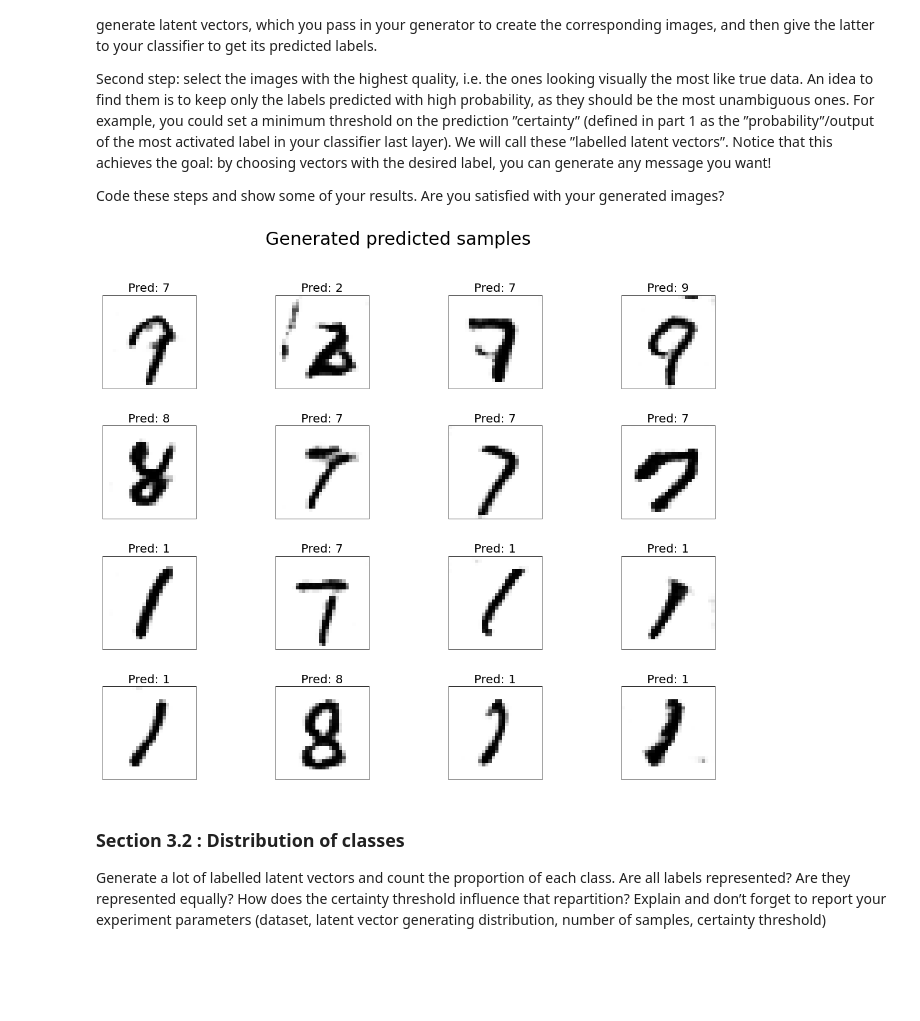
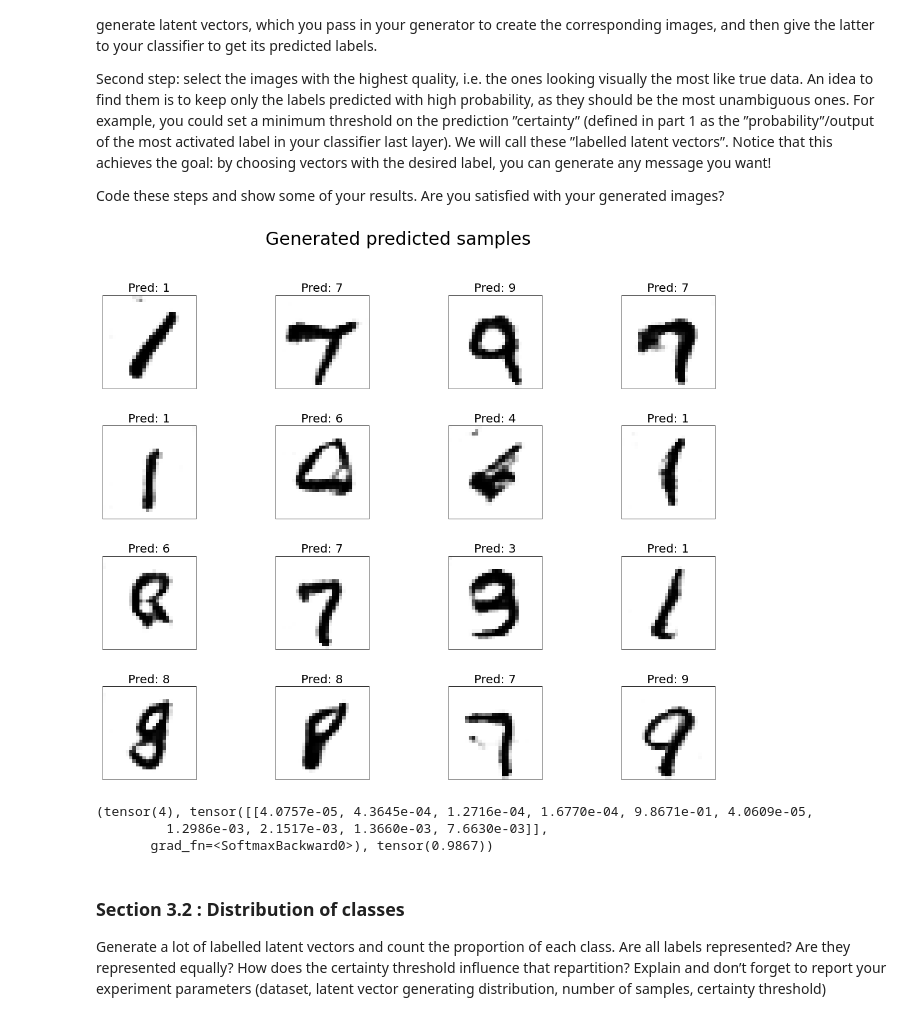
Before and after one commit to mathjacob/LINMA2472-HW3, a Jupyter notebook: hw3_part1_v2.ipynb, the cells around one changed output. Drawn from its saved outputs; the diff is of its cells as text; code cells hidden in the pictures; blank space fills up the shorter version.

Commit message:
code for plots up to 3.4

```diff
--- a/hw3_part1_v2.ipynb
+++ b/hw3_part1_v2.ipynb
@@ -1196,14 +1196,18 @@ Task: Code the CNN training from the pseudo-code given above. Don't forget to sw
 
 # TO COMPLETE
 
+train_time = []
+test_time = []
 
 for epoch in range(num_epochs_cnn):
+
 
     # TRAINING
     train_acc_stat = 0
     cnn_loss_stat = 0
 
     cnn.train()
+    start = time.time()
 
     for i, data in enumerate(train_loader):
         optimizer_cnn.zero_grad()
@@ -1224,6 +1228,10 @@ for epoch in range(num_epochs_cnn):
         cnn_loss.backward()
         optimizer_cnn.step()
 
+    end = time.time()
+
+    train_time.append(end-start)
+
     cnn_loss_stat_array = np.append(cnn_loss_stat_array,cnn_loss_stat/n_batches_total)
     train_acc_stat_array = np.append(train_acc_stat_array,train_acc_stat/n_batches_total)
 
@@ -1234,6 +1242,9 @@ for epoch in range(num_epochs_cnn):
 
     cnn.eval()
 
+    start = time.time()
+
+
     for i, data in enumerate(test_loader):
         x, y = data
         x = x.to(device)
@@ -1242,6 +1253,10 @@ for epoch in range(num_epochs_cnn):
 
         test_acc_stat += computeCNNAccuracy(outputs,y)
 
+    end = time.time()
+
+    train_time.append(end-start)
+
     test_acc_stat_array = np.append(test_acc_stat_array,test_acc_stat/n_batches_total_test)
 
 
@@ -1330,7 +1367,7 @@ message you want!
 
 Code these steps and show some of your results. Are you satisfied with your generated images?
 # %%
-n_triplets = 10000 # could be more for real tests
+n_triplets = 4000 # could be more for real tests
                    # next cell lasts 1min with 10000
 
 def find_triplets(threshold):
@@ -1339,35 +1376,47 @@ def find_triplets(threshold):
     labelled_latent_vectors = []
     generated_images_list = []
     predicted_labels_list = []
     for i in range(n_triplets):
         l_vector = torch.randn(1, dim_latent_space)
         latent_vectors.append(l_vector)
 
         generated_images = generator_loaded(l_vector)
 
         outputs = cnn.predictLabels(cnn(generated_images))
         certainty = outputs[2]
 
         if certainty > threshold:
             labelled_latent_vectors.append(l_vector)
             generated_images_list.append(generated_images)
 
             predicted_labels = outputs[0]
             predicted_labels_list.append(predicted_labels)
+
     return latent_vectors, labelled_latent_vectors, generated_images_list, predicted_labels_list
 
-latent_vectors, labelled_latent_vectors, generated_images_list, predicted_labels_list = find_triplets(0.8)
+latent_vectors, labelled_latent_vectors, generated_images_list, predicted_labels_list = find_triplets(0.90)
 
 # "cast" simple list of tensor to a "tensor_list" to be able to use showImages
 # shows the 16 first
 tmp = torch.Tensor(16,dim_latent_space)
 s = torch.cat(labelled_latent_vectors[0:16],out=tmp)
 
 s = generator_loaded(s)
 showImages(s.detach(),save=False,predicted=True,
         generated=True, predicted_labels=cnn.predictLabels(cnn(s))[0])
 # %% [output]
-[figure, old version]
+[figure, new version]
+# %%
+l_vector = torch.randn(1, dim_latent_space)
+
+generated_images = generator_loaded(l_vector)
+
+outputs = cnn.predictLabels(cnn(generated_images))
+print(outputs)
+# %% [output]
+(tensor(4), tensor([[4.0757e-05, 4.3645e-04, 1.2716e-04, 1.6770e-04, 9.8671e-01, 4.0609e-05,
+         1.2986e-03, 2.1517e-03, 1.3660e-03, 7.6630e-03]],
+       grad_fn=<SoftmaxBackward0>), tensor(0.9867))
 # %% [markdown]
 ### Section 3.2 : Distribution of classes
 Generate a lot of labelled latent vectors and count the proportion of each class. Are all labels represented? Are
```
Also changed, not shown: parts of 10 cells of this notebook.
